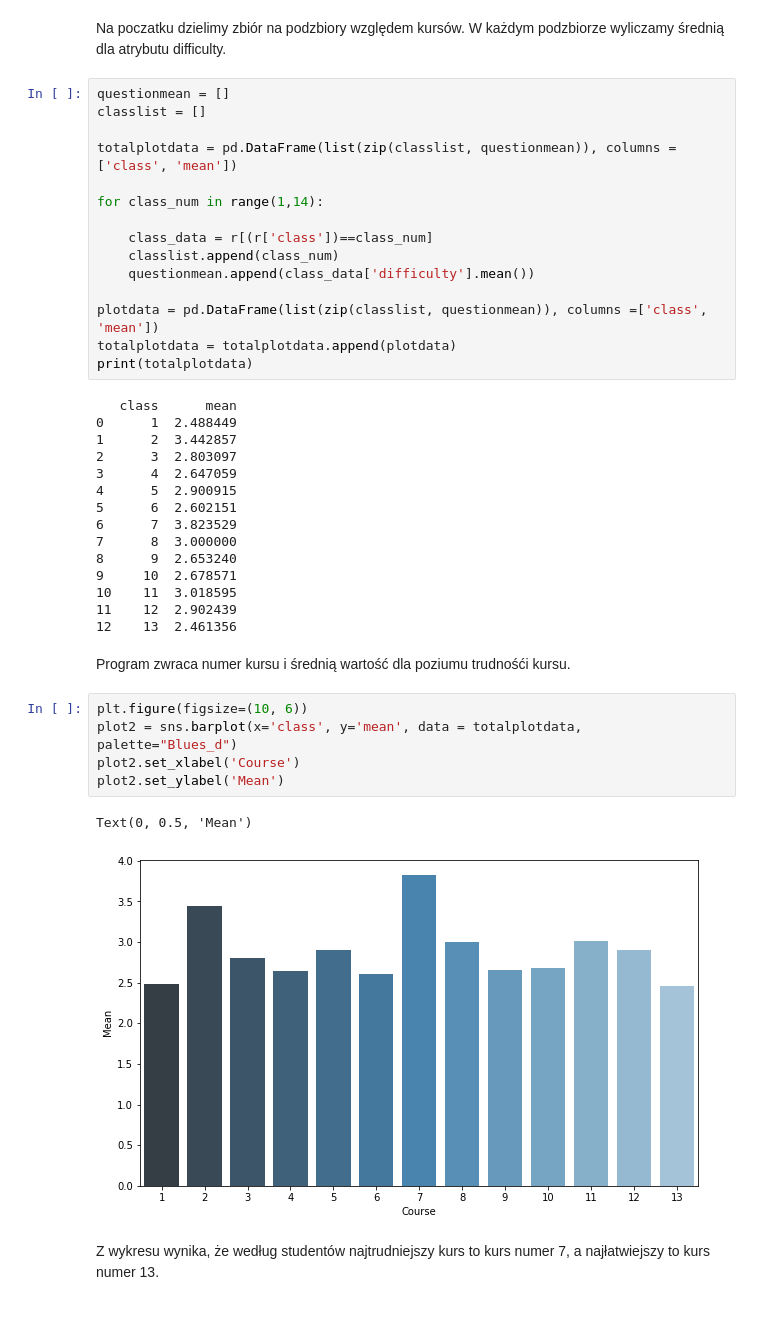
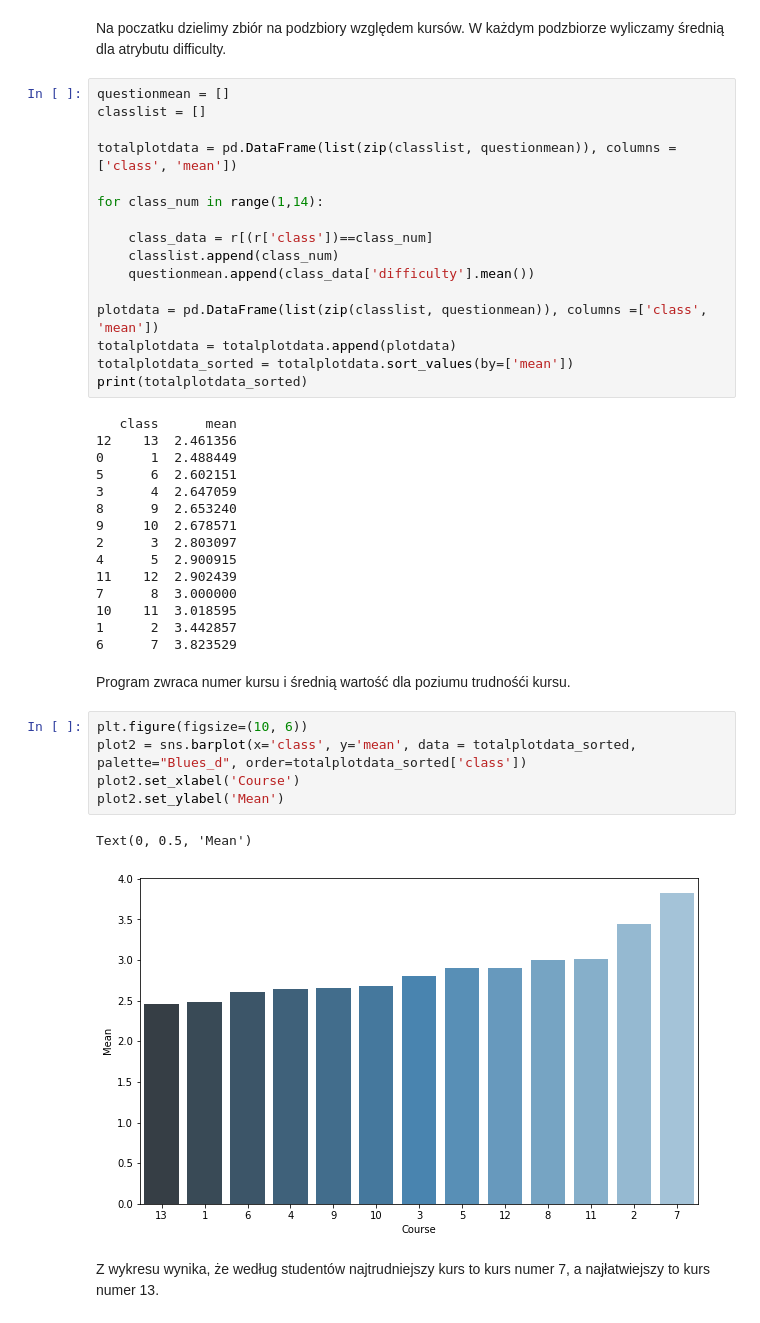
Before and after one commit to lukaszszy/data-mining, a Jupyter notebook: Projekt.ipynb, the cells around one changed output. Saved outputs shown, nothing was run; the diff lists cells and outputs as text.

```diff
--- a/Projekt.ipynb
+++ b/Projekt.ipynb
@@ -121,31 +128,32 @@ for class_num in range(1,14):
 
 plotdata = pd.DataFrame(list(zip(classlist, questionmean)), columns =['class', 'mean'])
 totalplotdata = totalplotdata.append(plotdata)
-print(totalplotdata)
+totalplotdata_sorted = totalplotdata.sort_values(by=['mean'])
+print(totalplotdata_sorted)
 # %% [output]
    class      mean
+12    13  2.461356
 0      1  2.488449
-1      2  3.442857
-2      3  2.803097
+5      6  2.602151
 3      4  2.647059
-4      5  2.900915
-5      6  2.602151
-6      7  3.823529
-7      8  3.000000
 8      9  2.653240
 9     10  2.678571
+2      3  2.803097
+4      5  2.900915
+11    12  2.902439
+7      8  3.000000
 10    11  3.018595
-11    12  2.902439
-12    13  2.461356
+1      2  3.442857
+6      7  3.823529
 # %% [markdown]
 Program zwraca numer kursu i średnią wartość dla poziumu trudnośći kursu.
 # %%
 plt.figure(figsize=(10, 6))
-plot2 = sns.barplot(x='class', y='mean', data = totalplotdata, palette="Blues_d")
+plot2 = sns.barplot(x='class', y='mean', data = totalplotdata_sorted, palette="Blues_d", order=totalplotdata_sorted['class'])
 plot2.set_xlabel('Course')
 plot2.set_ylabel('Mean')
 # %% [output]
 Text(0, 0.5, 'Mean')
-[figure, old version]
+[figure, new version]
 # %% [markdown]
 Z wykresu wynika, że według studentów najtrudniejszy kurs to kurs numer 7, a najłatwiejszy to kurs numer 13.
```
Also changed, not shown: parts of 14 cells of this notebook.
